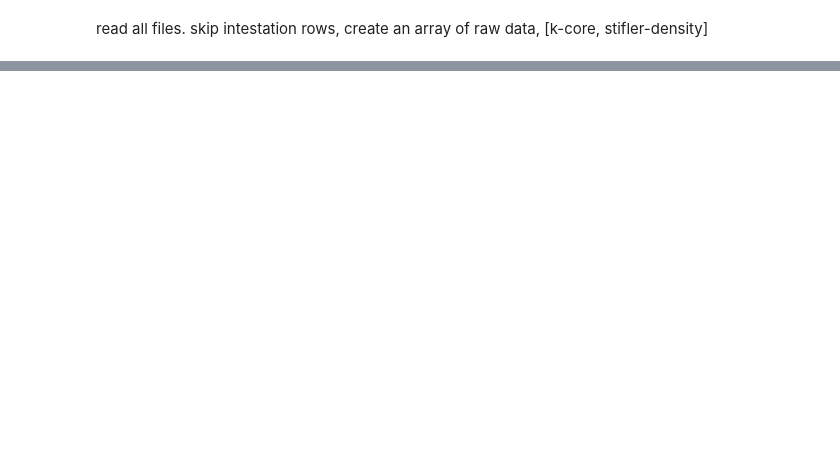
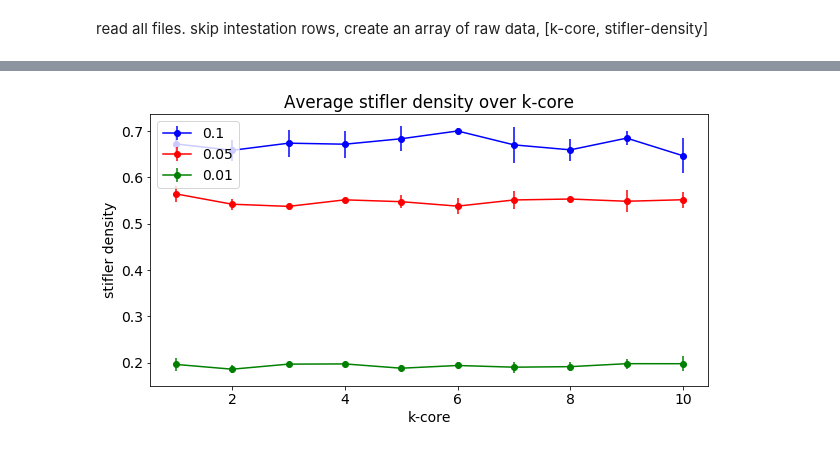
Before and after one commit to BFSteam/memory, a Jupyter notebook: jup/python/Stifler Density Over K-Core.ipynb, the cells around one changed output, grey strips where cells are left out. Cells and saved outputs as stored; diff of their text form; code cells hidden in the pictures; blank space fills up the shorter version.

```diff
--- a/jup/python/Stifler Density Over K-Core.ipynb
+++ b/jup/python/Stifler Density Over K-Core.ipynb
@@ -155,0 +159,18 @@ Text(0.5, 0, 'k-core')
+# %%
+fig = plt.figure()
+ax3 = fig.add_subplot(111)
+
+k_m, s_m, s_s, i_m, i_s, r_m, r_s = np.array([el for el in cleanlist if ~np.isnan(el[1])]).T
+
+ax3.errorbar(k1, r1m, yerr=r1s, fmt='bo-', label='0.1')
+ax3.errorbar(k2, r2m, yerr=r2s, fmt='ro-', label='0.05')
+ax3.errorbar(k_m, r_m, yerr=r_s, fmt='go-', label='0.01')
+
+plt.legend(loc='upper left')
+plt.title("Average stifler density over k-core")
+plt.xlabel("k-core")
+plt.ylabel("stifler density")
+
+plt.savefig('/home/nik/Documents/masterthesis/img/pdf/stiflerdensityoverkcore.pdf')
+# %% [output]
+[figure, added]
```
Also changed, not shown: parts of 6 cells of this notebook, 5 other files.
